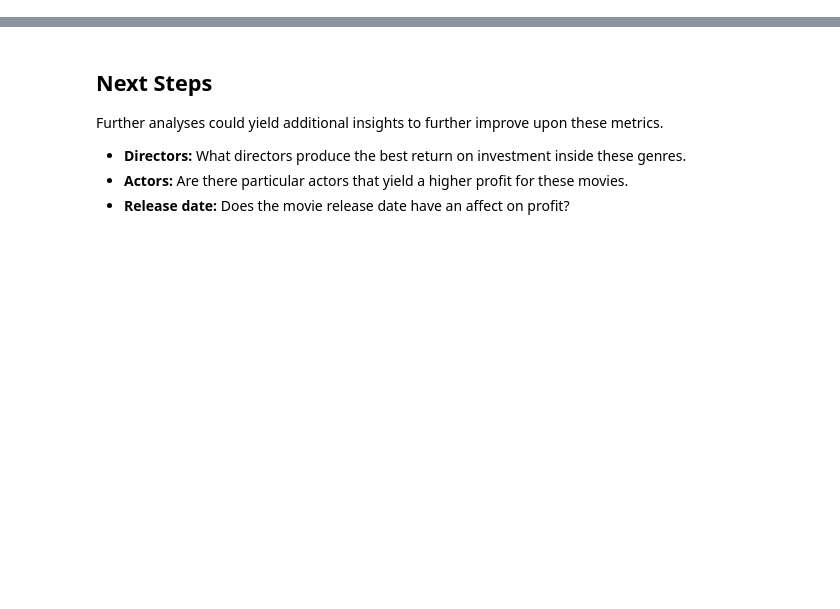
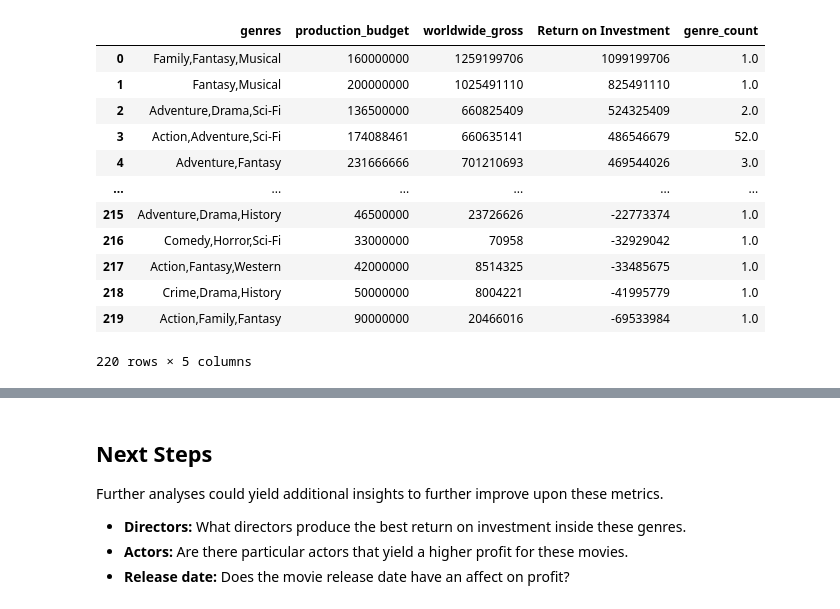
Before and after one commit to rustyb08/phase_1_project, a Jupyter notebook: Microsoft Original Content.ipynb, the cells around one changed output, grey strips where cells are left out. Cells and saved outputs as stored; diff of their text form; code cells hidden in the pictures; blank space fills up the shorter version.

```diff
--- a/Microsoft Original Content.ipynb
+++ b/Microsoft Original Content.ipynb
@@ -284,10 +86,0 @@ top_20_genres
-# %%
-x=top_20_genres['genres']
-y1=top_20_genres['Net Profit']
-y2=top_20_genres['genre_count']
-
-top_20_genres.plot(x='genres', y=['Net Profit','genre_count'],
-                   secondary_y='genre_count', stacked=False, kind='bar', figsize=(15,8));
-plt.title("Net Profit / Genre Count", size=20)
-
-plt.gcf().axes[0].yaxis.get_major_formatter().set_scientific(False)
@@ -307,0 +135,22 @@ and has 52 films in the category.
+# %%
+genre_grouped = genre_budget_cleaned.groupby(['genres']).mean().astype(int).sort_values(['Return on Investment'], ascending=False)
+genre_grouped = genre_grouped.reset_index()
+
+for x in genre_grouped.index:
+    genre_grouped.at[x,'genre_count'] = genre_budget_cleaned['genres'].value_counts()[genre_grouped.at[x,'genres']]
+
+genre_grouped
+# %% [output]
+|  | genres | production_budget | worldwide_gross | Return on Investment | genre_count |
+| 0 | Family,Fantasy,Musical | 160000000 | 1259199706 | 1099199706 | 1.0 |
+| 1 | Fantasy,Musical | 200000000 | 1025491110 | 825491110 | 1.0 |
+| 2 | Adventure,Drama,Sci-Fi | 136500000 | 660825409 | 524325409 | 2.0 |
+| 3 | Action,Adventure,Sci-Fi | 174088461 | 660635141 | 486546679 | 52.0 |
+| 4 | Adventure,Fantasy | 231666666 | 701210693 | 469544026 | 3.0 |
+| ... | ... | ... | ... | ... | ... |
+| 215 | Adventure,Drama,History | 46500000 | 23726626 | -22773374 | 1.0 |
+| 216 | Comedy,Horror,Sci-Fi | 33000000 | 70958 | -32929042 | 1.0 |
+| 217 | Action,Fantasy,Western | 42000000 | 8514325 | -33485675 | 1.0 |
+| 218 | Crime,Drama,History | 50000000 | 8004221 | -41995779 | 1.0 |
+| 219 | Action,Family,Fantasy | 90000000 | 20466016 | -69533984 | 1.0 |
+220 rows × 5 columns
```
Also changed, not shown: parts of 58 cells of this notebook.
